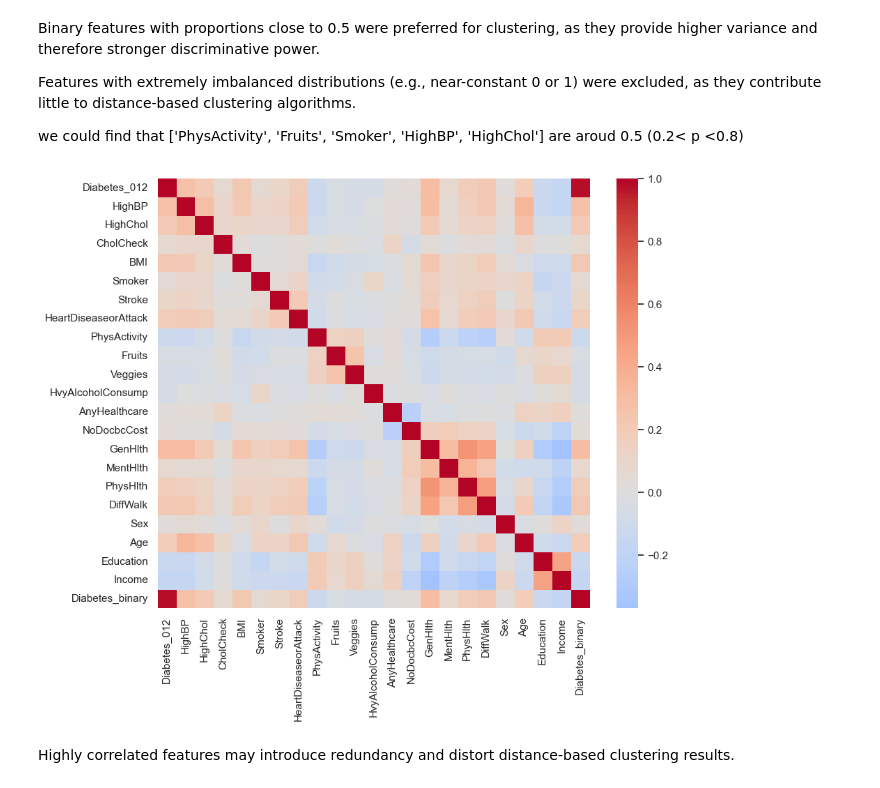
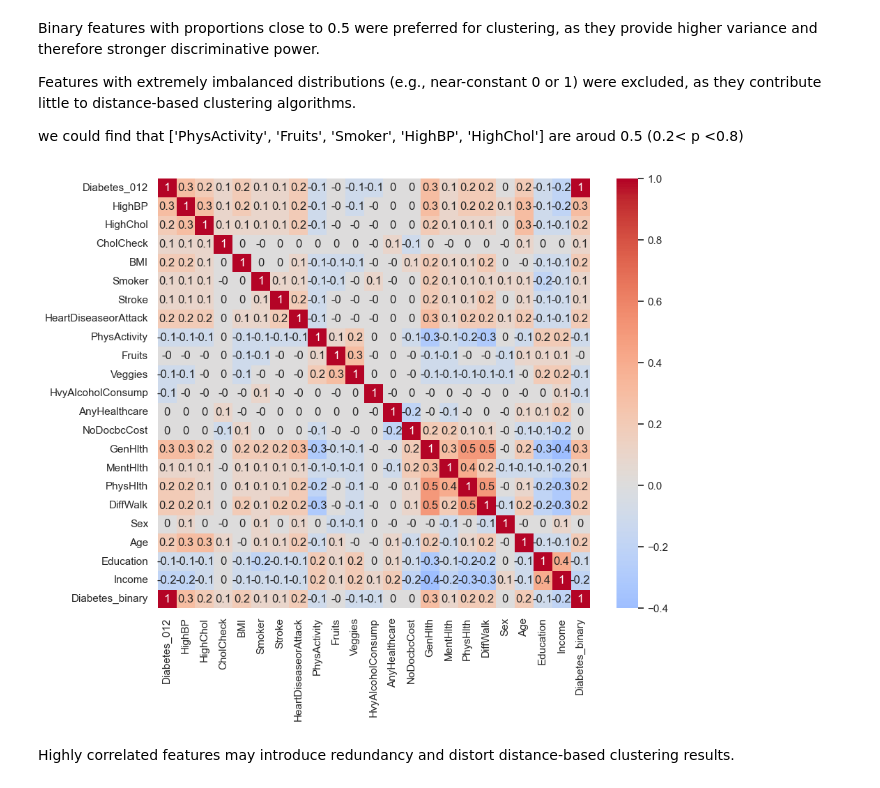
Before and after one commit to iconB6/DM-personal-assignment---Diabetes-Risk-Prediction-and-Health-Insights, a Jupyter notebook: notebooks/01_eda_data_understanding.ipynb, the cells around one changed output. Saved outputs shown, nothing was run; the diff lists cells and outputs as text; code cells hidden in the pictures.

```diff
--- a/notebooks/01_eda_data_understanding.ipynb
+++ b/notebooks/01_eda_data_understanding.ipynb
@@ -186,12 +184,12 @@ we could find that ['PhysActivity', 'Fruits', 'Smoker', 'HighBP', 'HighChol'] ar
 # %%
 import seaborn as sns
 import matplotlib.pyplot as plt
 
 plt.figure(figsize=(10,8))
-sns.heatmap(df.corr(), cmap='coolwarm', center=0)
+sns.heatmap(df.corr().round(1), cmap='coolwarm', center=0, annot=True)
 plt.show()
 # %% [output]
-[figure, old version]
+[figure, new version]
 # %% [markdown]
 Highly correlated features may introduce redundancy and distort distance-based clustering results.
 # %%
```
Also changed, not shown: parts of 5 cells of this notebook, 2 other files.
